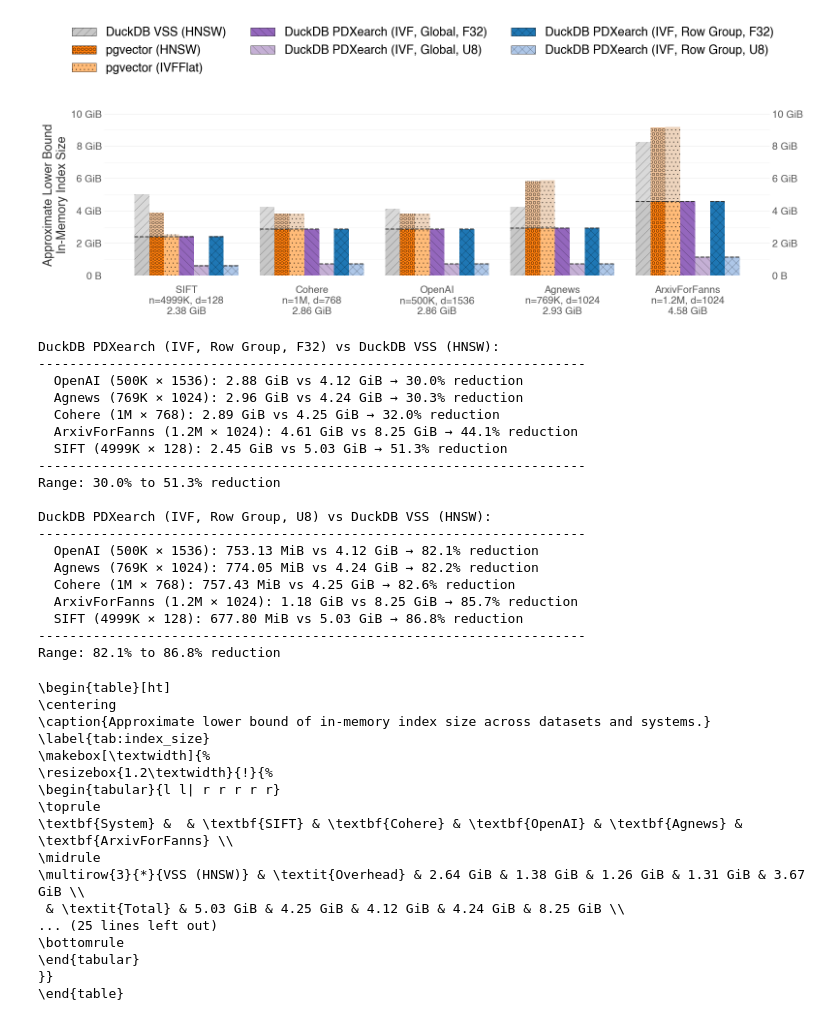
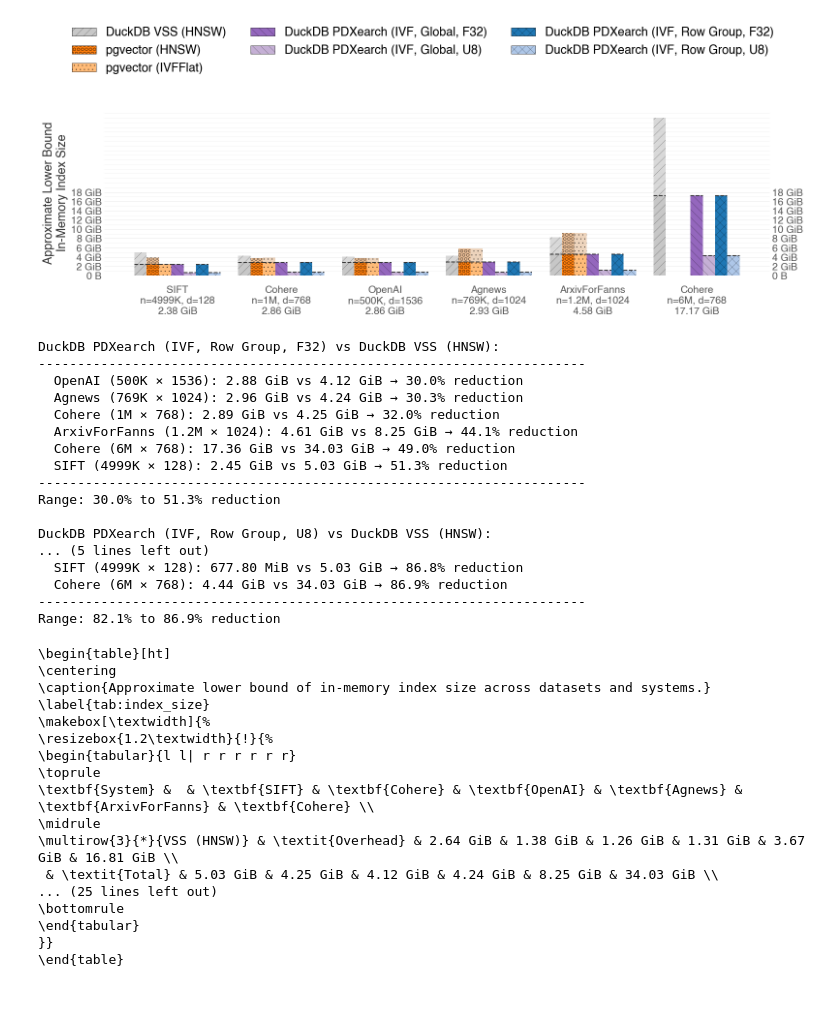
Before and after one commit to Noorts/vss-benchmarks, a Jupyter notebook: analysis/index_size.ipynb, the cells around one changed output. Drawn from its saved outputs; the diff is of its cells as text; code cells hidden in the pictures.

Commit message:
feat: update index size with new Cohere6M

```diff
--- a/analysis/index_size.ipynb
+++ b/analysis/index_size.ipynb
@@ -83,6 +83,17 @@ data = {
         "DuckDB PDXearch (IVF, Row Group, F32)":       4949607832,
         "DuckDB PDXearch (IVF, Row Group, U8)":        1263207992,
     },
+    "Cohere (6M × 768)": {
+        "DuckDB VSS (HNSW)":                           36542809344,
+        "pgvector (HNSW)":                             None,
+        "pgvector (IVFFlat)":                          None,
+        "DuckDB PDXearch (IVF, Global, F32)":          18576731856,
+        "DuckDB PDXearch (IVF, Global, U8)":           4704071392,
+        # "DuckDB PDXearch (IVF, Global 256/cl, F32)":          None,
+        # "DuckDB PDXearch (IVF, Global 256/cl, U8)":           None,
+        "DuckDB PDXearch (IVF, Row Group, F32)":       18641958824,
+        "DuckDB PDXearch (IVF, Row Group, U8)":        4769299128,
+    },
 }
 
 def format_bytes(n: float, precision_is_zero: bool = False) -> str:
@@ -220,7 +231,7 @@ def draw_bars(ax, value_fn, ylabel, show_label=False):
         ax.spines[spine].set_visible(False)
     def gib(num):
         return 1024 ** 3 * num
-    ax.set_yticks([gib(0), gib(2), gib(4), gib(6), gib(8), gib(10)])
+    ax.set_yticks([gib(i) for i in range(0, 19, 2)])
     ax.tick_params(axis='y', which='both', colors=TICK_FONTS_COLOR, length=0, labelsize=TICK_FONTSIZE)
     ax.tick_params(axis='both', length=0)
     ax.tick_params(axis='x', pad=15)
@@ -232,34 +243,34 @@ def draw_bars(ax, value_fn, ylabel, show_label=False):
 
     # Mirror y-axis ticks on the right side
     ax2 = ax.secondary_yaxis('right')
     ax2.set_yticks(ax.get_yticks())
     ax2.yaxis.set_major_formatter(FuncFormatter(bytes_formatter))
     ax2.tick_params(axis='y', colors=TICK_FONTS_COLOR, length=0, labelsize=TICK_FONTSIZE)
     ax2.spines['right'].set_visible(False)
 
 # Plot 1: absolute index size
 def absolute_value(dataset, index_type, raw_f32, raw_u8):
     return data[dataset].get(index_type)
 
 draw_bars(ax1, absolute_value, "Approximate Lower Bound\nIn-Memory Index Size", show_label=False)
 # draw_bars(ax1, absolute_value, "Approximate Lower Bound\nIn-Memory Index Size", show_label=True)
 
 # Shared legend
 legend_handles = [
     Patch(facecolor=index_colors.get(idx, "#808080"),
           hatch=index_hatches.get(idx, ""),
           edgecolor='black', linewidth=0.5,
           label=idx)
     for idx in all_index_types
 ]
 fig.legend(handles=legend_handles, loc="upper center", ncols=math.ceil(len(all_index_types) / 3),
            frameon=False, fontsize=LABEL_FONTSIZE, bbox_to_anchor=(0.5, 1.06))
 
 fig.tight_layout(rect=[0, 0, 1, 0.76])
 # fig.tight_layout(rect=[0, 0, 1, 1])
 save_fig("index_size")
 # %% [output]
-[figure, old version]
+[figure, new version]
 # %%
 vss_key = "DuckDB VSS (HNSW)"
 pdx_keys = [
@@ -294,19 +305,17 @@ DuckDB PDXearch (IVF, Row Group, F32) vs DuckDB VSS (HNSW):
   Agnews (769K × 1024): 2.96 GiB vs 4.24 GiB → 30.3% reduction
   Cohere (1M × 768): 2.89 GiB vs 4.25 GiB → 32.0% reduction
   ArxivForFanns (1.2M × 1024): 4.61 GiB vs 8.25 GiB → 44.1% reduction
+  Cohere (6M × 768): 17.36 GiB vs 34.03 GiB → 49.0% reduction
   SIFT (4999K × 128): 2.45 GiB vs 5.03 GiB → 51.3% reduction
 ----------------------------------------------------------------------
 Range: 30.0% to 51.3% reduction
 
 DuckDB PDXearch (IVF, Row Group, U8) vs DuckDB VSS (HNSW):
+... (5 lines left out)
+  SIFT (4999K × 128): 677.80 MiB vs 5.03 GiB → 86.8% reduction
+  Cohere (6M × 768): 4.44 GiB vs 34.03 GiB → 86.9% reduction
 ----------------------------------------------------------------------
-  OpenAI (500K × 1536): 753.13 MiB vs 4.12 GiB → 82.1% reduction
-  Agnews (769K × 1024): 774.05 MiB vs 4.24 GiB → 82.2% reduction
-  Cohere (1M × 768): 757.43 MiB vs 4.25 GiB → 82.6% reduction
-  ArxivForFanns (1.2M × 1024): 1.18 GiB vs 8.25 GiB → 85.7% reduction
-  SIFT (4999K × 128): 677.80 MiB vs 5.03 GiB → 86.8% reduction
-----------------------------------------------------------------------
-Range: 82.1% to 86.8% reduction
+Range: 82.1% to 86.9% reduction
 # %%
 # ---------------------------------------------------------------------------
 # LaTeX table: overhead / total size per system × dataset
@@ -419,12 +428,12 @@ print(latex_table)
 \label{tab:index_size}
 \makebox[\textwidth]{%
 \resizebox{1.2\textwidth}{!}{%
-\begin{tabular}{l l| r r r r r}
+\begin{tabular}{l l| r r r r r r}
 \toprule
-\textbf{System} &  & \textbf{SIFT} & \textbf{Cohere} & \textbf{OpenAI} & \textbf{Agnews} & \textbf{ArxivForFanns} \\
+\textbf{System} &  & \textbf{SIFT} & \textbf{Cohere} & \textbf{OpenAI} & \textbf{Agnews} & \textbf{ArxivForFanns} & \textbf{Cohere} \\
 \midrule
-\multirow{3}{*}{VSS (HNSW)} & \textit{Overhead} & 2.64 GiB & 1.38 GiB & 1.26 GiB & 1.31 GiB & 3.67 GiB \\
- & \textit{Total} & 5.03 GiB & 4.25 GiB & 4.12 GiB & 4.24 GiB & 8.25 GiB \\
+\multirow{3}{*}{VSS (HNSW)} & \textit{Overhead} & 2.64 GiB & 1.38 GiB & 1.26 GiB & 1.31 GiB & 3.67 GiB & 16.81 GiB \\
+ & \textit{Total} & 5.03 GiB & 4.25 GiB & 4.12 GiB & 4.24 GiB & 8.25 GiB & 34.03 GiB \\
 ... (25 lines left out)
 \bottomrule
 \end{tabular}
```
